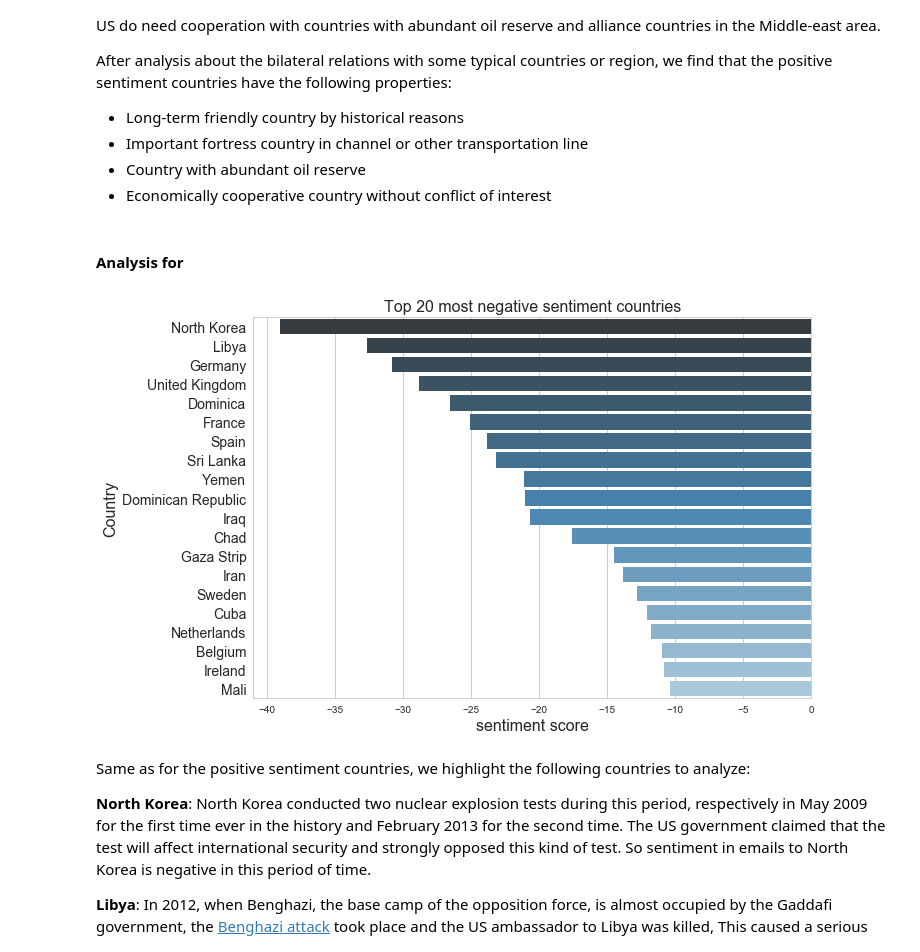
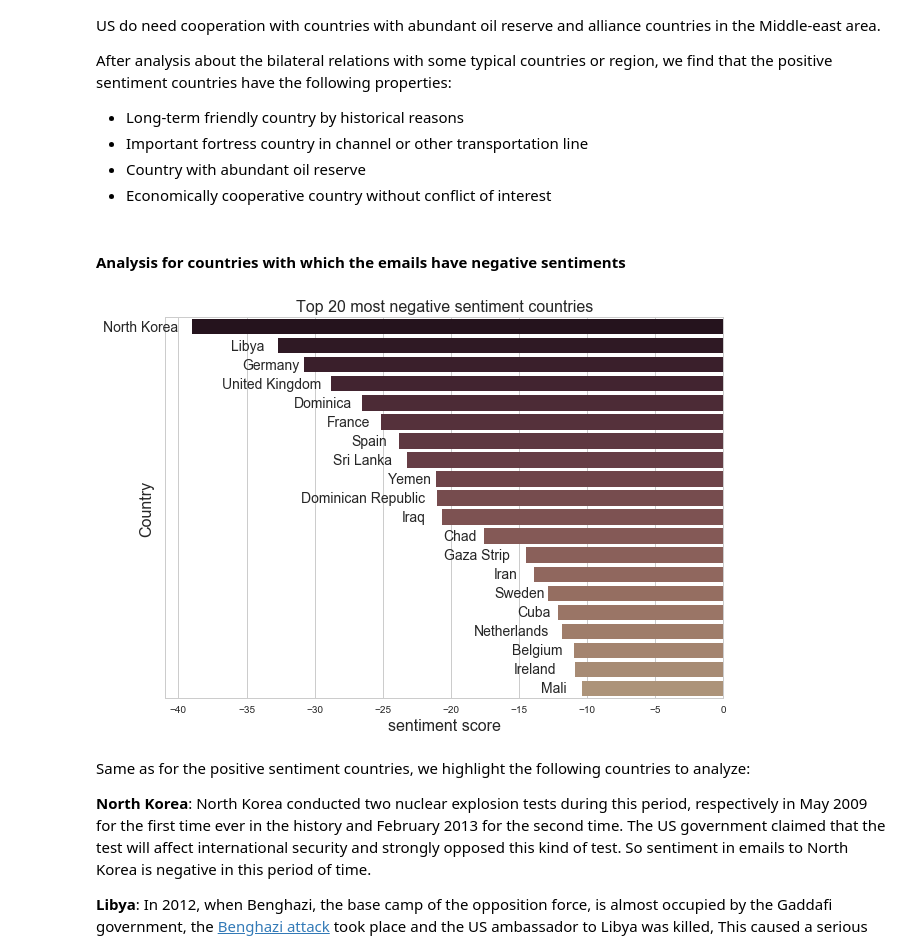
Before and after one commit to yusiZou/zalda, a Jupyter notebook: Secret-of-Clinton-Sentiment-Analysis.ipynb, the cells around one changed output. Saved outputs shown, nothing was run; the diff lists cells and outputs as text; code cells hidden in the pictures.

Commit message:
Add todos and change neg sent. graph

```diff
--- a/Secret-of-Clinton-Sentiment-Analysis.ipynb
+++ b/Secret-of-Clinton-Sentiment-Analysis.ipynb
@@ -594,23 +601,33 @@ After analysis about the bilateral relations with some typical countries or regi
 - Important fortress country in channel or other transportation line
 - Country with abundant oil reserve
 - Economically cooperative country without conflict of interest
-# %% [markdown]
-#### Analysis for
+# %% [markdown]
+#### Analysis for countries with which the emails have negative sentiments
 # %%
 # prepare data to plot the negative sentiment group
 neg_sentiment_plt = sentiment_plt.sort_values(ascending=True)
 # %%
 # plot the negative sentiment countries
 sns.set(style="whitegrid", rc={'figure.figsize':(10, 7)})
 
 neg_sentiment_plt = neg_sentiment_plt[:20]
-ax = sns.barplot(x = neg_sentiment_plt.values, y = neg_sentiment_plt.index, palette="Blues_d")
+ax = sns.barplot(x = neg_sentiment_plt.values, y = neg_sentiment_plt.index,
+                 palette=sns.cubehelix_palette(20, start=.5, light=0.6, dark=0.1, reverse=True))
 ax.set_title('Top 20 most negative sentiment countries', size=16)
-ax.set_yticklabels(neg_sentiment_plt.index, size = 14)
+ax.set_yticklabels([])
+
+# Text on the top of each barplot
+for i in range(len(neg_sentiment_plt.index)):
+    ax.text(x = neg_sentiment_plt.values[i] - 1 - len(neg_sentiment_plt.index[i])*0.5,
+             y = i+0.2,
+             s = neg_sentiment_plt.index[i],
+             size = 14)
+
+ax.set_xlim(left=)
 ax.set_xlabel('sentiment score', size = 16)
 ax.set_ylabel('Country', size = 16);
 # %% [output]
-[figure, old version]
+[figure, new version]
 # %% [markdown]
 Same as for the positive sentiment countries, we highlight the following countries to analyze:
 
```
Also changed, not shown: parts of 3 cells of this notebook.
